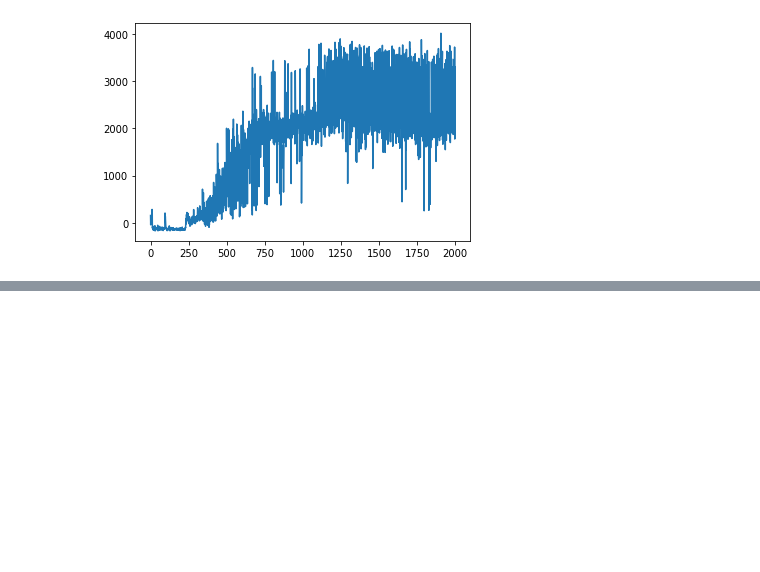
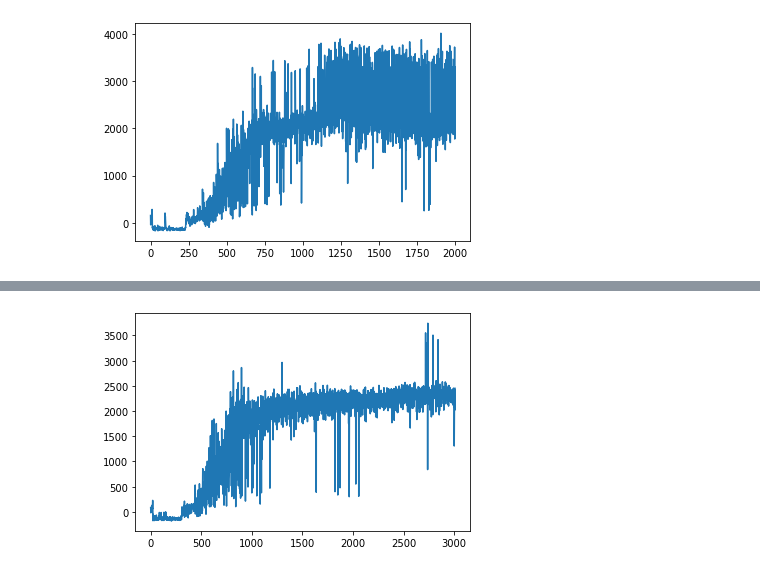
Before and after one commit to ambareeshsrja16/DDPG_Torcs_PyTorch, a Jupyter notebook: plotting.ipynb, the cells around one changed output, grey strips where cells are left out. Drawn from its saved outputs; the diff is of its cells as text; code cells hidden in the pictures; blank space fills up the shorter version.

```diff
--- a/plotting.ipynb
+++ b/plotting.ipynb
@@ -56,0 +57,6 @@ Text(0, 0.5, 'Reward value')
+# %%
+r_td3 = np.load('models/res_aux_td3_exp3/rewards_train.npy')
+plt.plot(r_td3)
+plt.show()
+# %% [output]
+[figure, added]
```
Also changed, not shown: parts of 5 cells of this notebook, 2 other files.
